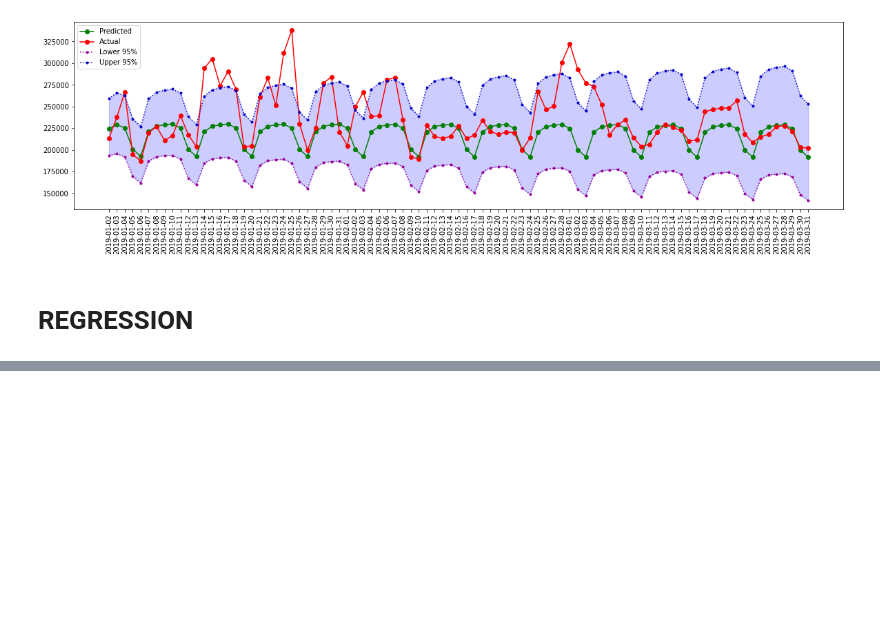
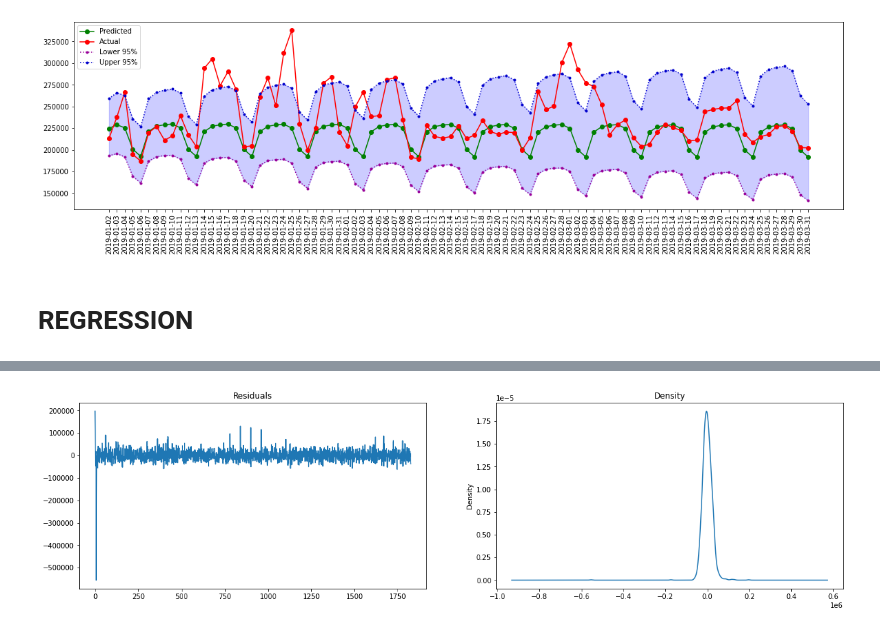
Before and after one commit to RammySekham/data--to-ml-pipeline, a Jupyter notebook: model.ipynb, the cells around one changed output, grey strips where cells are left out. Saved outputs shown, nothing was run; the diff lists cells and outputs as text; code cells hidden in the pictures; blank space fills up the shorter version.

```diff
--- a/model.ipynb
+++ b/model.ipynb
@@ -256,0 +376,18 @@ with open('sarima.pkl', 'wb') as pkl:
+# %%
+from pmdarima.pipeline import Pipeline
+from pmdarima.preprocessing import BoxCoxEndogTransformer
+import pmdarima as pm
+# # Seasonal - fit stepwise auto-ARIMA
+
+pipeline = Pipeline([
+    ("boxcox", BoxCoxEndogTransformer()),
+    ("model", pm.AutoARIMA(test='adf',
+                           max_p=3, max_q=3, m=7,
+                           start_P=1,start_Q=1, seasonal=True,
+                           d=1, D=1, trace=True,
+                           error_action='ignore',
+                           suppress_warnings=True,
+                           stepwise=False))
+])
+
+pipeline.fit(Y_train, exogenous=X_train)
@@ -256,0 +417,12 @@ with open('sarima.pkl', 'wb') as pkl:
+# %%
+Sample_predictions= pipeline.predict_in_sample(exogenous=X_train, return_conf_int=False, alpha=0.05, inverse_transform=True)
+Actuals = pd.Series.to_numpy(Y_train)
+residuals = Actuals-Sample_predictions
+Residuals = pd.Series(residuals)
+# %%
+fig, ax = plt.subplots(1,2, figsize = (20,5))
+Residuals.plot(title="Residuals", ax=ax[0])
+Residuals.plot(kind='kde', title='Density', ax=ax[1])
+plt.show()
+# %% [output]
+[figure, added]
```
Also changed, not shown: parts of 35 cells of this notebook, 5 other files.
